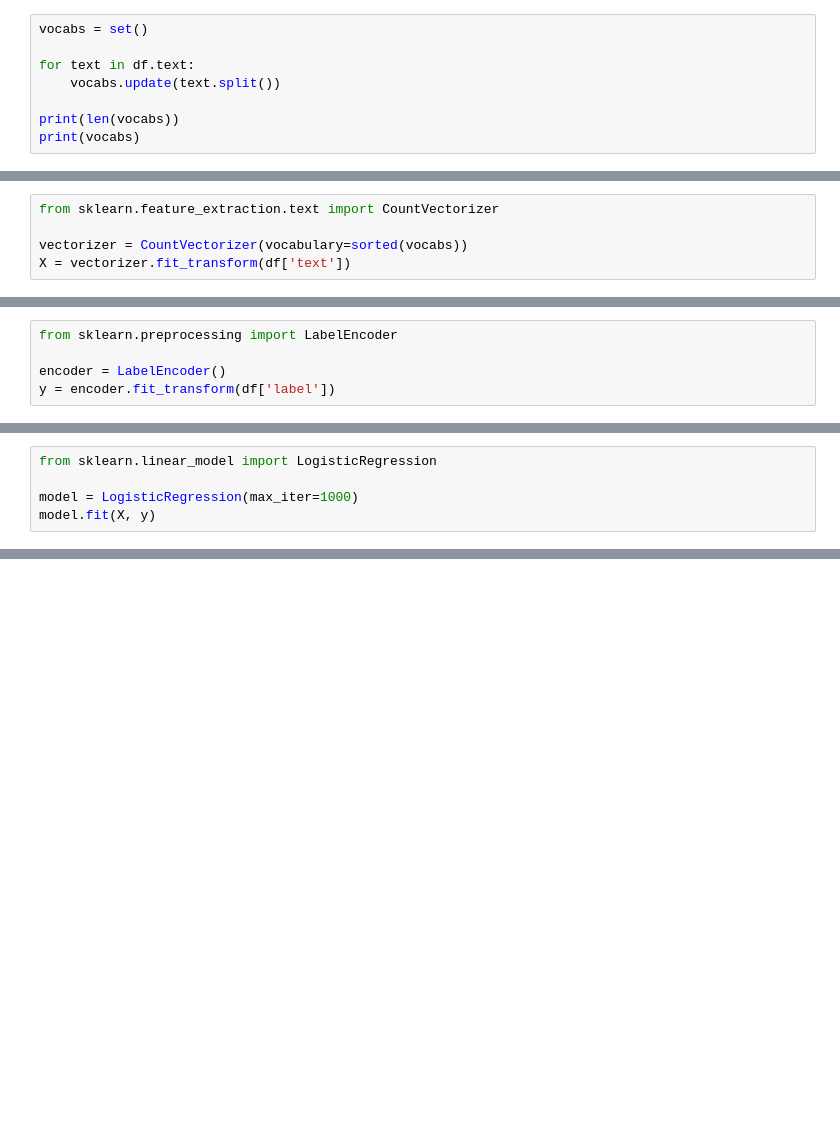
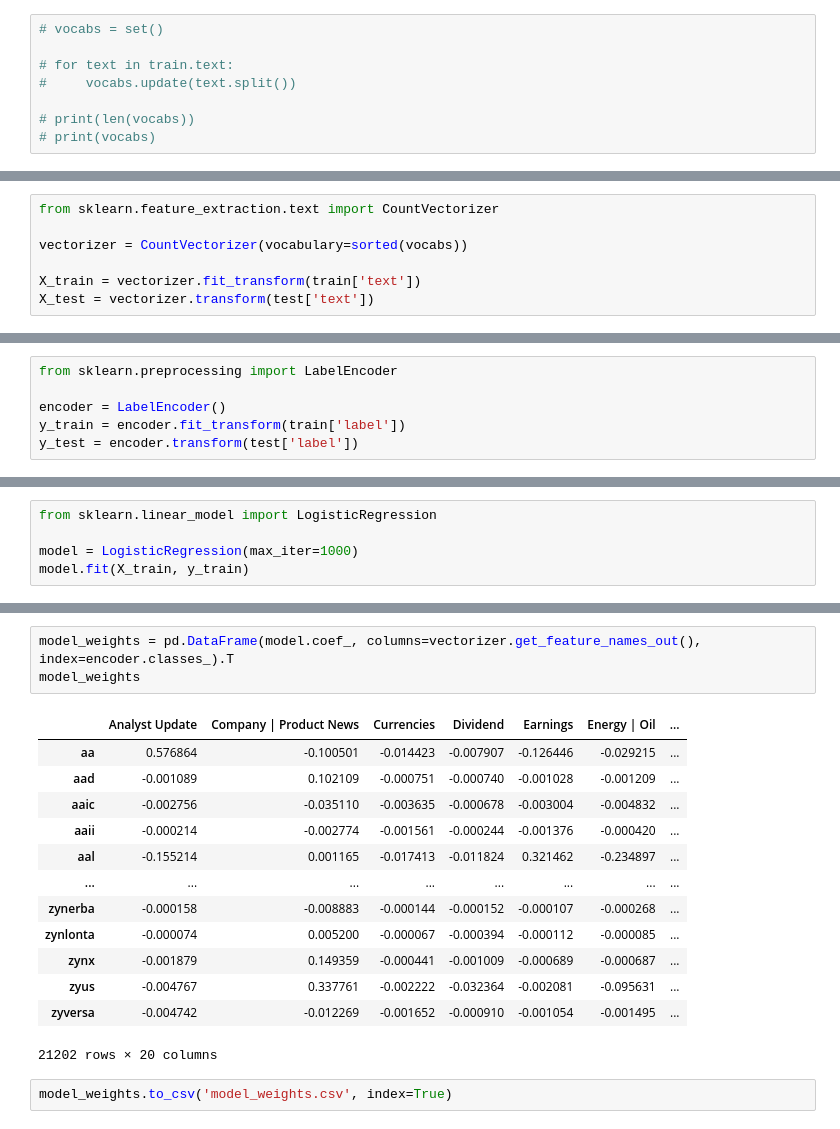
Before and after one commit to Coded5/NLPClass, a Jupyter notebook: PA1 Text classification/logistic_regression.ipynb, the cells around one changed output, grey strips where cells are left out. Drawn from its saved outputs; the diff is of its cells as text; blank space fills up the shorter version.

Commit message:
feat: model

```diff
--- a/PA1 Text classification/logistic_regression.ipynb
+++ b/PA1 Text classification/logistic_regression.ipynb
@@ -105,8 +73,8 @@ df
 # %%
-vocabs = set()
+# vocabs = set()
 
-for text in df.text:
-    vocabs.update(text.split())
+# for text in train.text:
+#     vocabs.update(text.split())
 
-print(len(vocabs))
-print(vocabs)
+# print(len(vocabs))
+# print(vocabs)
@@ -120,7 +85,9 @@ features = pd.DataFrame(np.zeros((len(df), len(vocabs)), dtype=int), columns=sor
 from sklearn.feature_extraction.text import CountVectorizer
 
 vectorizer = CountVectorizer(vocabulary=sorted(vocabs))
-X = vectorizer.fit_transform(df['text'])
+
+X_train = vectorizer.fit_transform(train['text'])
+X_test = vectorizer.transform(test['text'])
 # %%
 vectorizer.get_feature_names_out()
 # %% [output]
@@ -130,5 +97,6 @@ array(['aa', 'aabeats', 'aad', ..., 'zynx', 'zyus', 'zyversa'],
 from sklearn.preprocessing import LabelEncoder
 
 encoder = LabelEncoder()
-y = encoder.fit_transform(df['label'])
+y_train = encoder.fit_transform(train['label'])
+y_test = encoder.transform(test['label'])
 # %%
@@ -145,4 +107,4 @@ array(['Analyst Update', 'Company | Product News', 'Currencies',
 from sklearn.linear_model import LogisticRegression
 
 model = LogisticRegression(max_iter=1000)
-model.fit(X, y)
+model.fit(X_train, y_train)
@@ -148,0 +152,19 @@ model.fit(X, y)
+# %%
+model_weights = pd.DataFrame(model.coef_, columns=vectorizer.get_feature_names_out(), index=encoder.classes_).T
+model_weights
+# %% [output]
+|  | Analyst Update | Company | Product News | Currencies | Dividend | Earnings | Energy | Oil | ... |
+| aa | 0.576864 | -0.100501 | -0.014423 | -0.007907 | -0.126446 | -0.029215 | ... |
+| aad | -0.001089 | 0.102109 | -0.000751 | -0.000740 | -0.001028 | -0.001209 | ... |
+| aaic | -0.002756 | -0.035110 | -0.003635 | -0.000678 | -0.003004 | -0.004832 | ... |
+| aaii | -0.000214 | -0.002774 | -0.001561 | -0.000244 | -0.001376 | -0.000420 | ... |
+| aal | -0.155214 | 0.001165 | -0.017413 | -0.011824 | 0.321462 | -0.234897 | ... |
+| ... | ... | ... | ... | ... | ... | ... | ... |
+| zynerba | -0.000158 | -0.008883 | -0.000144 | -0.000152 | -0.000107 | -0.000268 | ... |
+| zynlonta | -0.000074 | 0.005200 | -0.000067 | -0.000394 | -0.000112 | -0.000085 | ... |
+| zynx | -0.001879 | 0.149359 | -0.000441 | -0.001009 | -0.000689 | -0.000687 | ... |
+| zyus | -0.004767 | 0.337761 | -0.002222 | -0.032364 | -0.002081 | -0.095631 | ... |
+| zyversa | -0.004742 | -0.012269 | -0.001652 | -0.000910 | -0.001054 | -0.001495 | ... |
+21202 rows × 20 columns
+# %%
+model_weights.to_csv('model_weights.csv', index=True)
```
Also changed, not shown: parts of 14 cells of this notebook, 1 other file.
